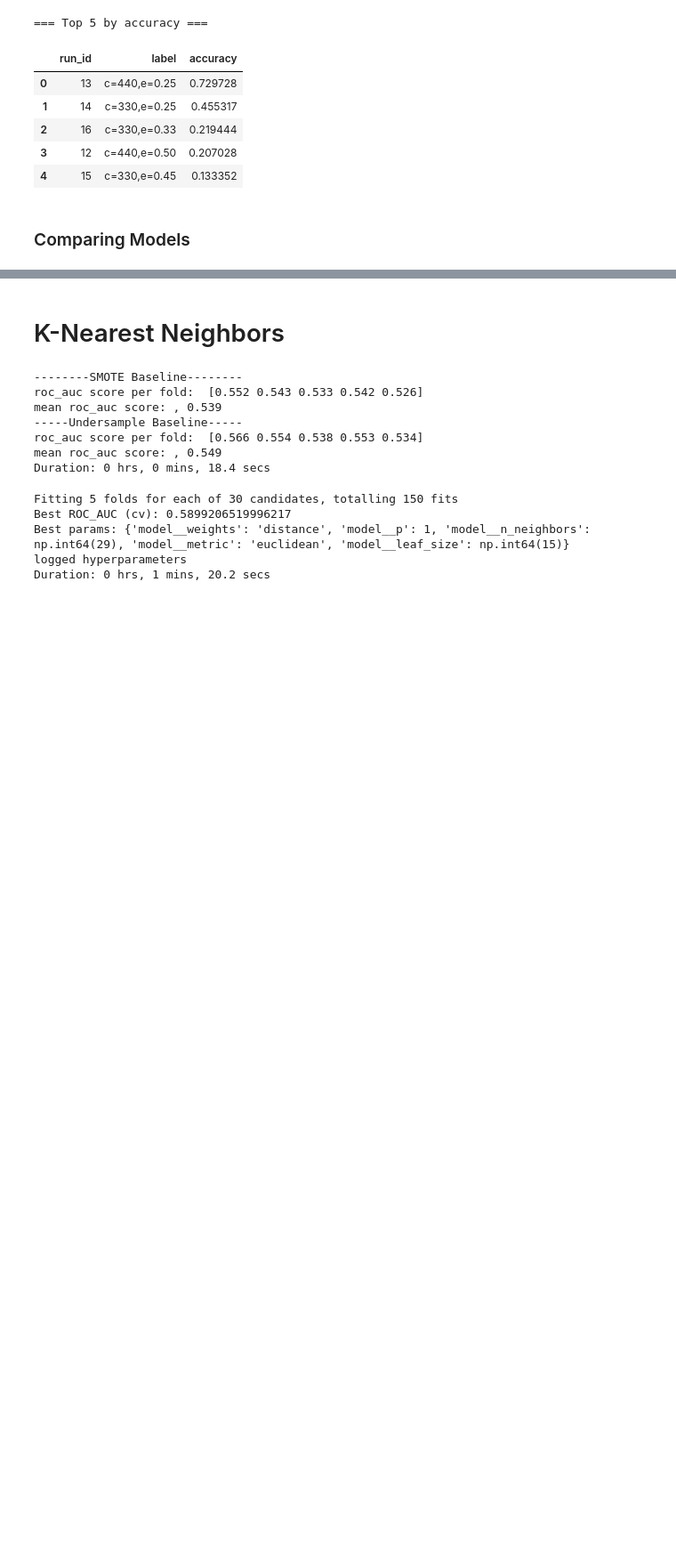
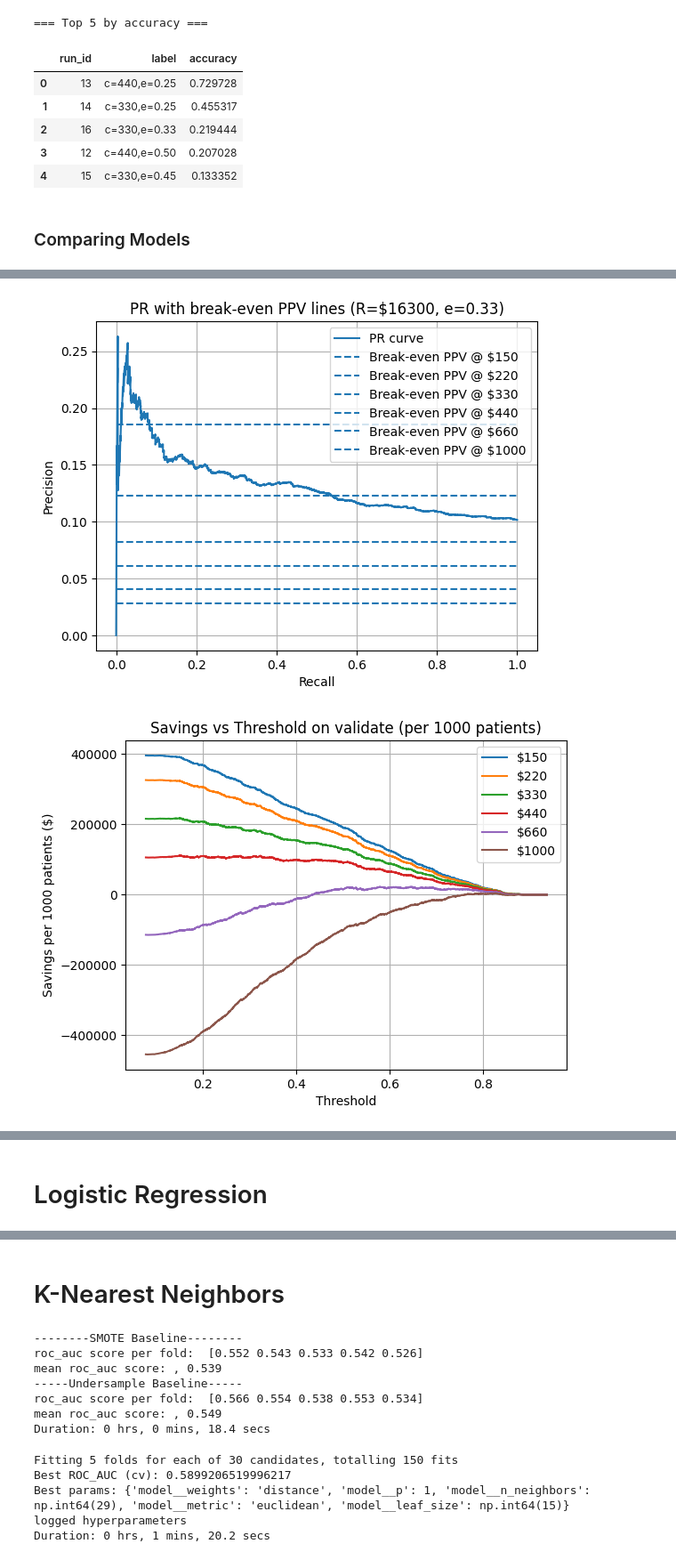
Before and after one commit to meaton96/Eaton_633_Project, a Jupyter notebook: notebooks/000_Main.ipynb, the cells around one changed output, grey strips where cells are left out. Shown at 89% size. Saved outputs shown, nothing was run; the diff lists cells and outputs as text; code cells hidden in the pictures; blank space fills up the shorter version.

```diff
--- a/notebooks/000_Main.ipynb
+++ b/notebooks/000_Main.ipynb
@@ -17,10 +17,10 @@ m_cost_list = [150, 220, 330, 440, 660, 1000] # program costs 30-60 days, $150-$
 COST_PREF = 330 # 1 month monitoring cost
 
 
-UPDATE_DATABASE = False # keep false in collab, will crash
+UPDATE_DATABASE = True # keep false in collab, will crash
 GET_BASELINE = True    # controls if a baseline smote vs undersample is done for this run
 SHOW_FEAT_IMPORTANCE = False # controls if feature importance is shown for this run
-USE_PRE_COMPUTED_HYPERPARAMS = True # controls if hyperparam sweep is run or to use hyperparams from previous runs
+USE_PRE_COMPUTED_HYPERPARAMS = False # controls if hyperparam sweep is run or to use hyperparams from previous runs
 
 LOG_TRANSFORM_COLS = np.array(
     ['num_medications', 'num_procedures', 'time_in_hospital', 'number_inpatient'
@@ -225,0 +252,7 @@ Models by accuracy
+# %%
+if GET_BASELINE:
+    mlp_pipe.run_baseline(
+        run_smote=True,
+        show_duration_info=True,
+        run_undersampler=True
+    )
@@ -225,0 +271,15 @@ Models by accuracy
+# %%
+if not USE_PRE_COMPUTED_HYPERPARAMS:
+    mlp_param_dist = {
+        'model__hidden_layer_sizes': [
+            (50,), (100,), (50, 50), (100, 50),
+            (100, 100), (128, 64, 32)
+        ],
+        'model__alpha': np.logspace(-5, -1, 10),
+        'model__learning_rate': ['constant', 'adaptive'],
+        'model__learning_rate_init': np.logspace(-4, -1, 10),
+        'model__activation': ['relu', 'tanh'],
+        'model__solver': ['adam', 'lbfgs'],
+    }
+
+    mlp_pipe.run_hyperparam_search(hyperparam_dist=mlp_param_dist)
@@ -225,0 +328,19 @@ Models by accuracy
+# %%
+if USE_PRE_COMPUTED_HYPERPARAMS:
+    mlp_pipe.test(
+        c_m_list=m_cost_list,
+        use_local_model=True,
+        prefer_c_m=COST_PREF,
+        show_duration_info=True,
+        solver='adam',
+        learning_rate_init=0.1,
+        learning_rate='adaptive',
+        hidden_layer_sizes=(100, 50),
+        alpha=1e-05,
+        activation='tanh'
+    )
+else:
+    mlp_pipe.test(prefer_c_m=COST_PREF,c_m_list=m_cost_list)
+# %% [output]
+[figure, added]
+[figure, added]
@@ -225,0 +367,2 @@ Models by accuracy
+# %% [markdown]
+# Logistic Regression
```
Also changed, not shown: parts of 19 cells of this notebook, 2 other files.
